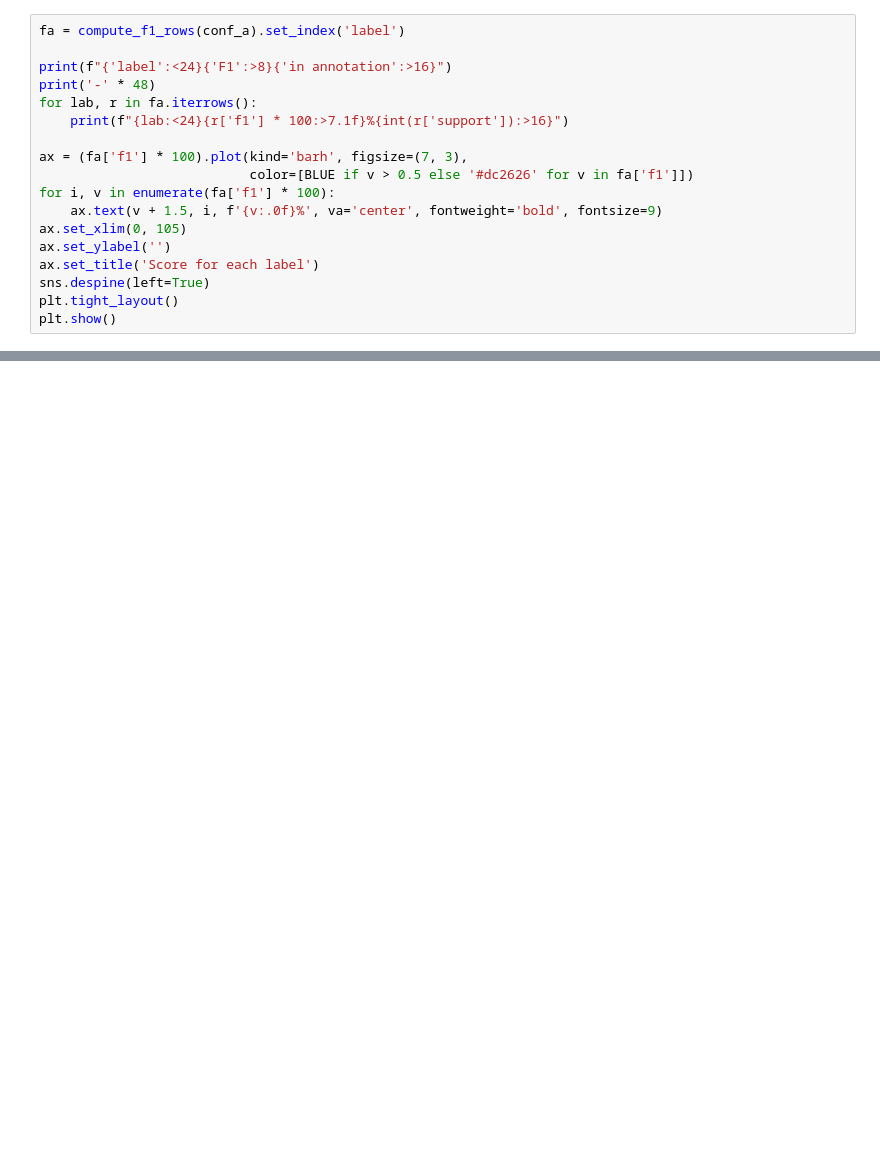
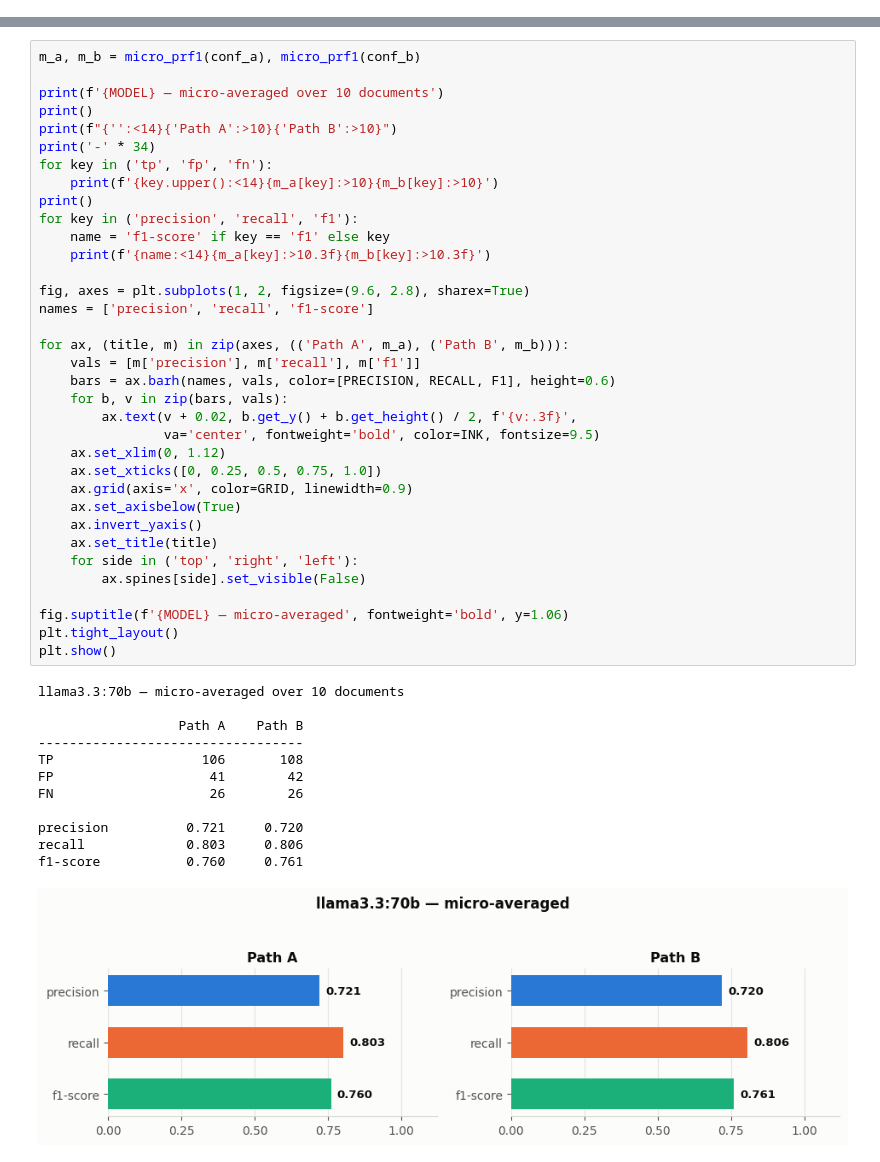
Before and after one commit to fairdataihub/dmpbridge, a Jupyter notebook: notebooks/3-llama33-70b-results-pdfplumber.ipynb, the cells around one changed output, grey strips where cells are left out. Cells and saved outputs as stored; diff of their text form; blank space fills up the shorter version.

```diff
--- a/notebooks/3-llama33-70b-results-pdfplumber.ipynb
+++ b/notebooks/3-llama33-70b-results-pdfplumber.ipynb
@@ -81,18 +0,0 @@ is small, the score moves a lot on very little evidence.
-# %%
-fa = compute_f1_rows(conf_a).set_index('label')
-
-print(f"{'label':<24}{'F1':>8}{'in annotation':>16}")
-print('-' * 48)
-for lab, r in fa.iterrows():
-    print(f"{lab:<24}{r['f1'] * 100:>7.1f}%{int(r['support']):>16}")
-
-ax = (fa['f1'] * 100).plot(kind='barh', figsize=(7, 3),
-                           color=[BLUE if v > 0.5 else '#dc2626' for v in fa['f1']])
-for i, v in enumerate(fa['f1'] * 100):
-    ax.text(v + 1.5, i, f'{v:.0f}%', va='center', fontweight='bold', fontsize=9)
-ax.set_xlim(0, 105)
-ax.set_ylabel('')
-ax.set_title('Score for each label')
-sns.despine(left=True)
-plt.tight_layout()
-plt.show()
@@ -252,0 +96,48 @@ For the mechanics of how the score is calculated, and for the annotation rules,
+# %%
+m_a, m_b = micro_prf1(conf_a), micro_prf1(conf_b)
+
+print(f'{MODEL} — micro-averaged over 10 documents')
+print()
+print(f"{'':<14}{'Path A':>10}{'Path B':>10}")
+print('-' * 34)
+for key in ('tp', 'fp', 'fn'):
+    print(f'{key.upper():<14}{m_a[key]:>10}{m_b[key]:>10}')
+print()
+for key in ('precision', 'recall', 'f1'):
+    name = 'f1-score' if key == 'f1' else key
+    print(f'{name:<14}{m_a[key]:>10.3f}{m_b[key]:>10.3f}')
+
+fig, axes = plt.subplots(1, 2, figsize=(9.6, 2.8), sharex=True)
+names = ['precision', 'recall', 'f1-score']
+
+for ax, (title, m) in zip(axes, (('Path A', m_a), ('Path B', m_b))):
+    vals = [m['precision'], m['recall'], m['f1']]
+    bars = ax.barh(names, vals, color=[PRECISION, RECALL, F1], height=0.6)
+    for b, v in zip(bars, vals):
+        ax.text(v + 0.02, b.get_y() + b.get_height() / 2, f'{v:.3f}',
+                va='center', fontweight='bold', color=INK, fontsize=9.5)
+    ax.set_xlim(0, 1.12)
+    ax.set_xticks([0, 0.25, 0.5, 0.75, 1.0])
+    ax.grid(axis='x', color=GRID, linewidth=0.9)
+    ax.set_axisbelow(True)
+    ax.invert_yaxis()
+    ax.set_title(title)
+    for side in ('top', 'right', 'left'):
+        ax.spines[side].set_visible(False)
+
+fig.suptitle(f'{MODEL} — micro-averaged', fontweight='bold', y=1.06)
+plt.tight_layout()
+plt.show()
+# %% [output]
+llama3.3:70b — micro-averaged over 10 documents
+
+                  Path A    Path B
+----------------------------------
+TP                   106       108
+FP                    41        42
+FN                    26        26
+
+precision          0.721     0.720
+recall             0.803     0.806
+f1-score           0.760     0.761
+[figure, added]
```
Also changed, not shown: parts of 22 cells of this notebook, 1 other file.
